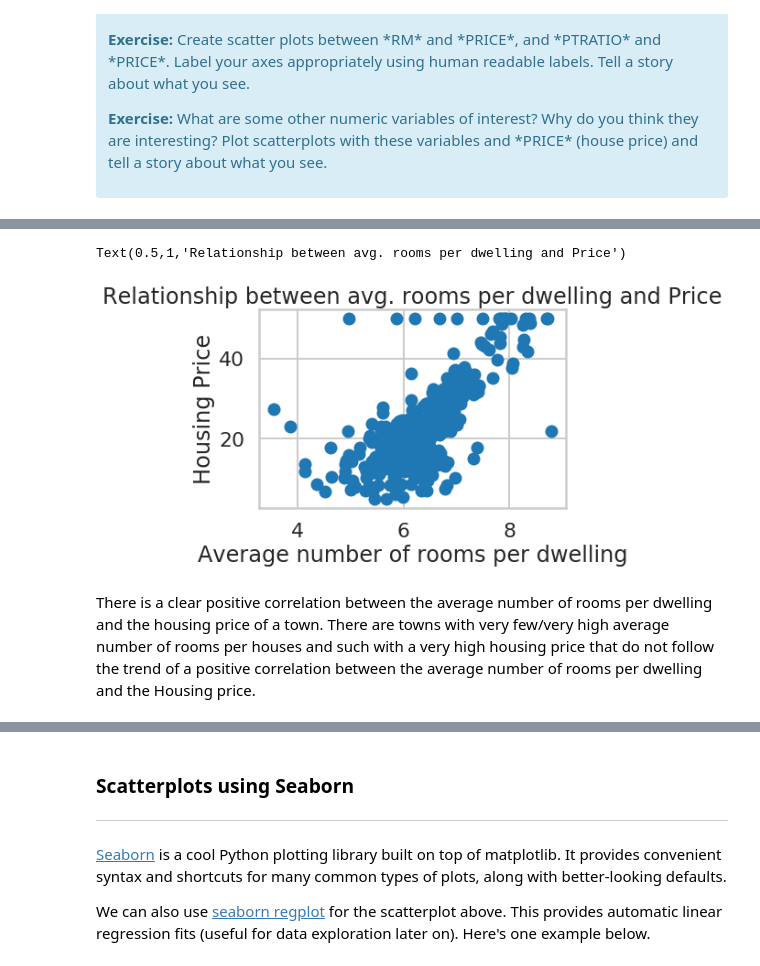
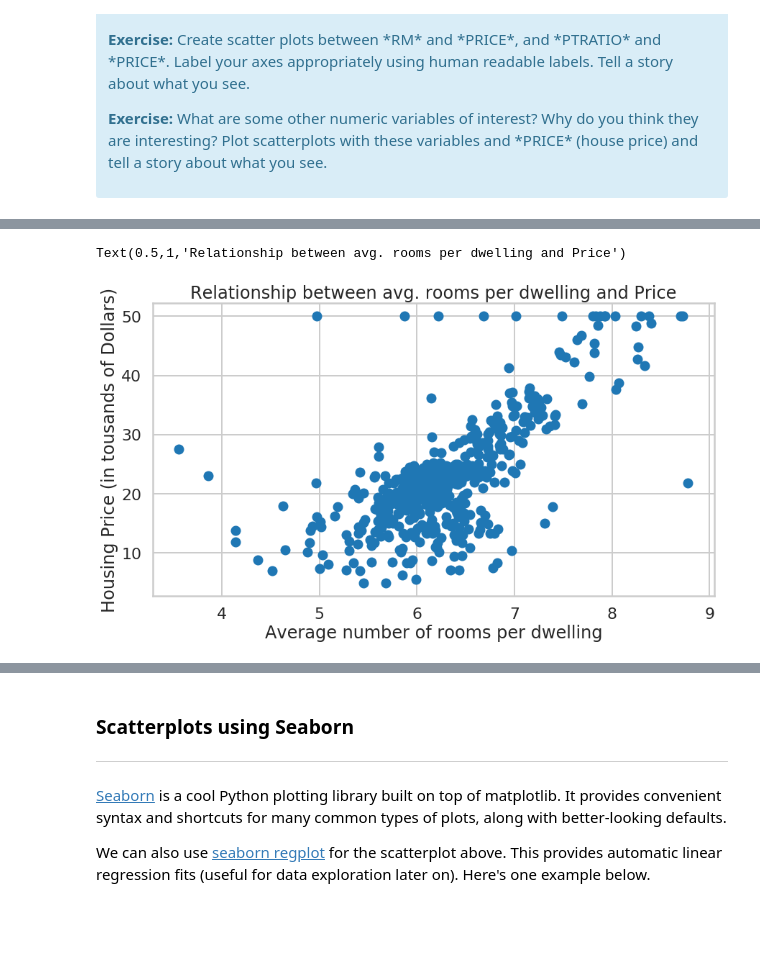
Before and after one commit to FlorianBleichenbacher/FlorianJamesBleichenbacher, a Jupyter notebook: Mini_Project_Linear_Regression.ipynb, the cells around one changed output, grey strips where cells are left out. Cells and saved outputs as stored; diff of their text form; code cells hidden in the pictures; blank space fills up the shorter version.

```diff
--- a/Mini_Project_Linear_Regression.ipynb
+++ b/Mini_Project_Linear_Regression.ipynb
@@ -284,11 +287,10 @@ The relationship I see is negative, but rather non-linear. Interesting is that t
 # %%
 # your turn: scatter plot between *RM* and *PRICE*
+plt.figure(figsize=(14, 7.5))
 plt.scatter(bos.RM, bos.PRICE)
 plt.xlabel("Average number of rooms per dwelling")
-plt.ylabel("Housing Price")
+plt.ylabel("Housing Price (in tousands of Dollars)")
 plt.title("Relationship between avg. rooms per dwelling and Price")
 # %% [output]
 Text(0.5,1,'Relationship between avg. rooms per dwelling and Price')
-[figure, old version]
+[figure, new version]
-# %% [markdown]
-There is a clear positive correlation between the average number of rooms per dwelling and the housing price of a town. There are towns with very few/very high average number of rooms per houses and such with a very high housing price that do not follow the trend of a positive correlation between the average number of rooms per dwelling and the Housing price.
```
Also changed, not shown: parts of 27 cells of this notebook.
